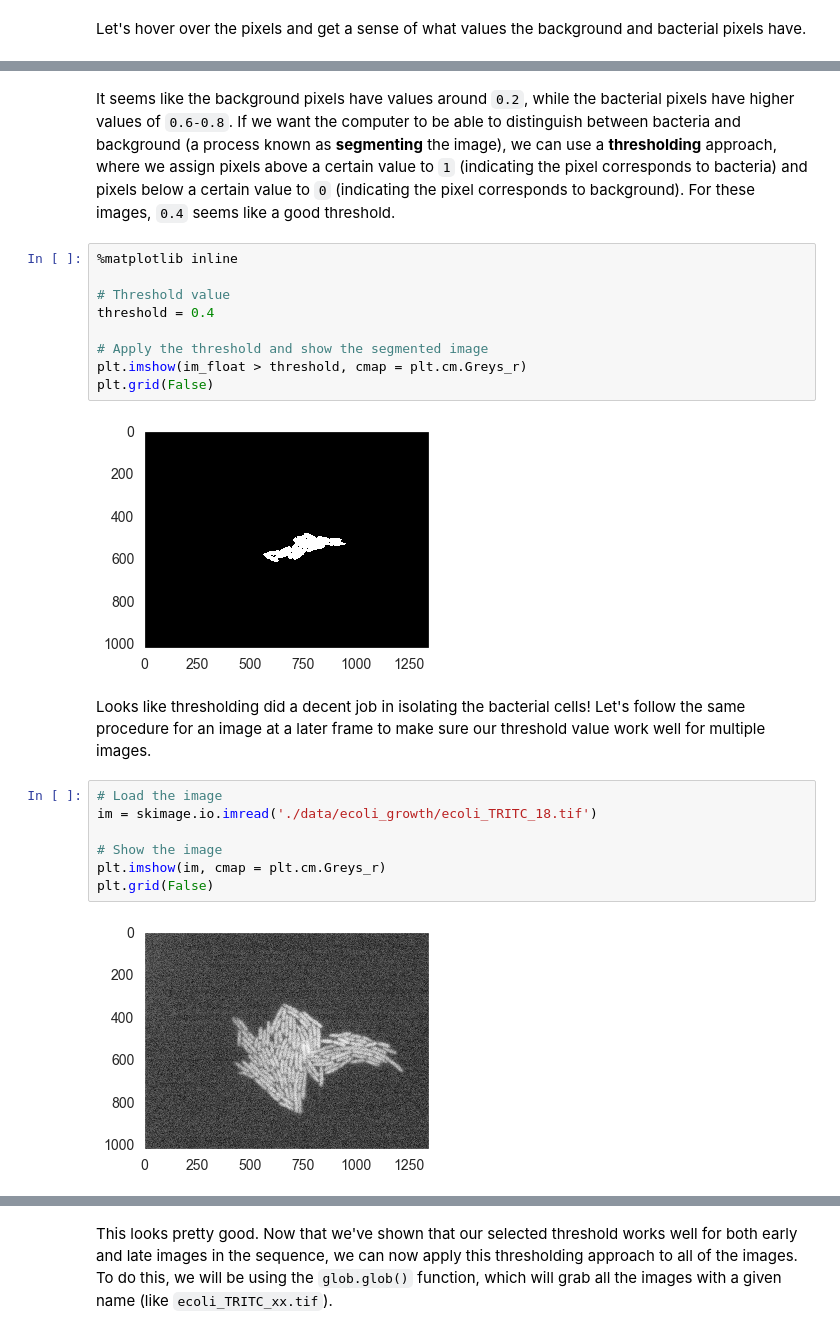
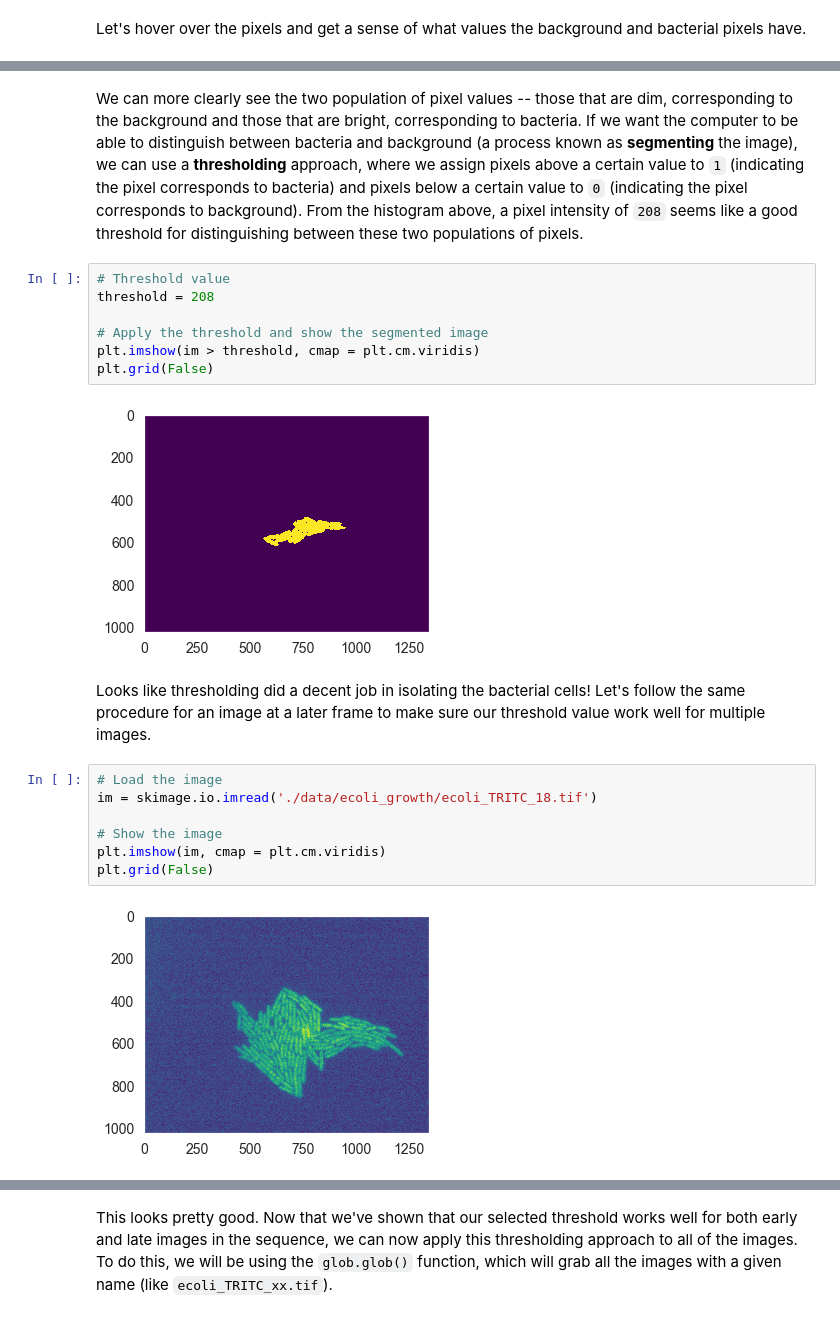
Before and after one commit to RPGroup-PBoC/gist_pboc_2019, a Jupyter notebook: code/bacterial_growth.ipynb, the cells around one changed output, grey strips where cells are left out. Saved outputs shown, nothing was run; the diff lists cells and outputs as text.

```diff
--- a/code/bacterial_growth.ipynb
+++ b/code/bacterial_growth.ipynb
@@ -123,16 +124,14 @@ plt.grid(False)
 # %% [markdown]
-It seems like the background pixels have values around `0.2`, while the bacterial pixels have higher values of `0.6-0.8`. If we want the computer to be able to distinguish between bacteria and background (a process known as **segmenting** the image), we can use a **thresholding** approach, where we assign pixels above a certain value to `1` (indicating the pixel corresponds to bacteria) and pixels below a certain value to `0` (indicating the pixel corresponds to background). For these images, `0.4` seems like a good threshold.
+We can more clearly see the two population of pixel values -- those that are dim, corresponding to the background and those that are bright, corresponding to bacteria. If we want the computer to be able to distinguish between bacteria and background (a process known as **segmenting** the image), we can use a **thresholding** approach, where we assign pixels above a certain value to `1` (indicating the pixel corresponds to bacteria) and pixels below a certain value to `0` (indicating the pixel corresponds to background). From the histogram above, a pixel intensity of `208` seems like a good threshold for distinguishing between these two populations of pixels.
 # %%
-%matplotlib inline
-
 # Threshold value
-threshold = 0.4
+threshold = 208
 
 # Apply the threshold and show the segmented image
-plt.imshow(im_float > threshold, cmap = plt.cm.Greys_r)
+plt.imshow(im > threshold, cmap = plt.cm.viridis)
 plt.grid(False)
 # %% [output]
-[figure, old version]
+[figure, new version]
 # %% [markdown]
 Looks like thresholding did a decent job in isolating the bacterial cells! Let's follow the same procedure for an image at a later frame to make sure our threshold value work well for multiple images.
 # %%
@@ -140,8 +139,8 @@ Looks like thresholding did a decent job in isolating the bacterial cells! Let's
 im = skimage.io.imread('./data/ecoli_growth/ecoli_TRITC_18.tif')
 
 # Show the image
-plt.imshow(im, cmap = plt.cm.Greys_r)
+plt.imshow(im, cmap = plt.cm.viridis)
 plt.grid(False)
 # %% [output]
-[figure, old version]
+[figure, new version]
 # %%
```
Also changed, not shown: parts of 18 cells of this notebook, 4 other files.
